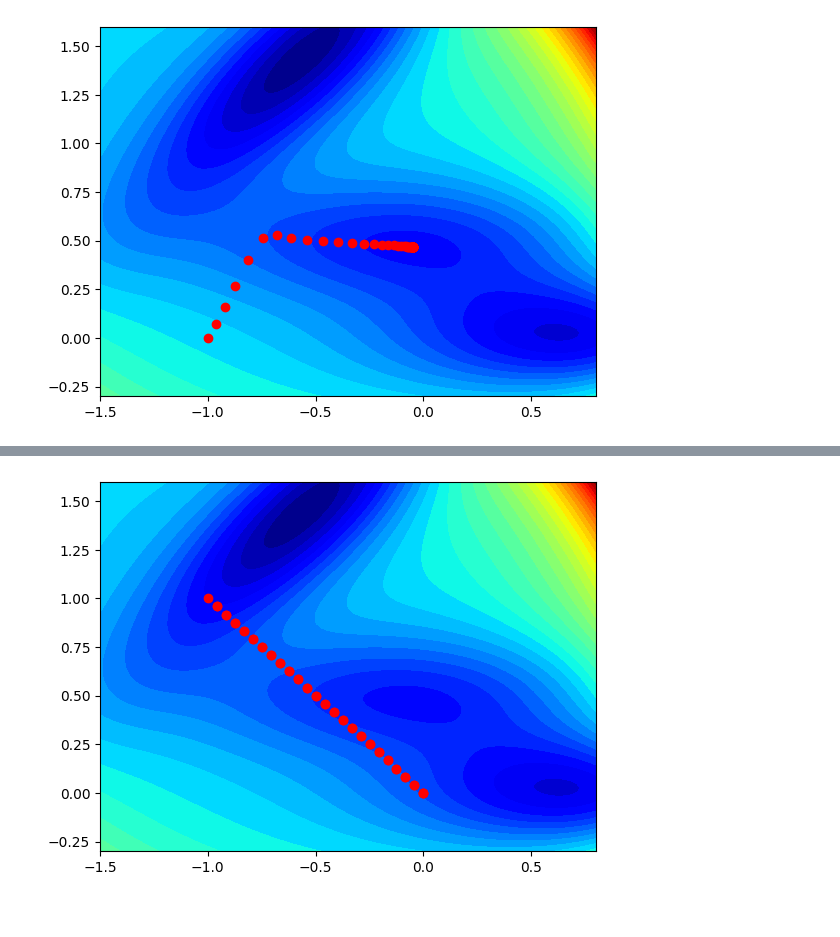
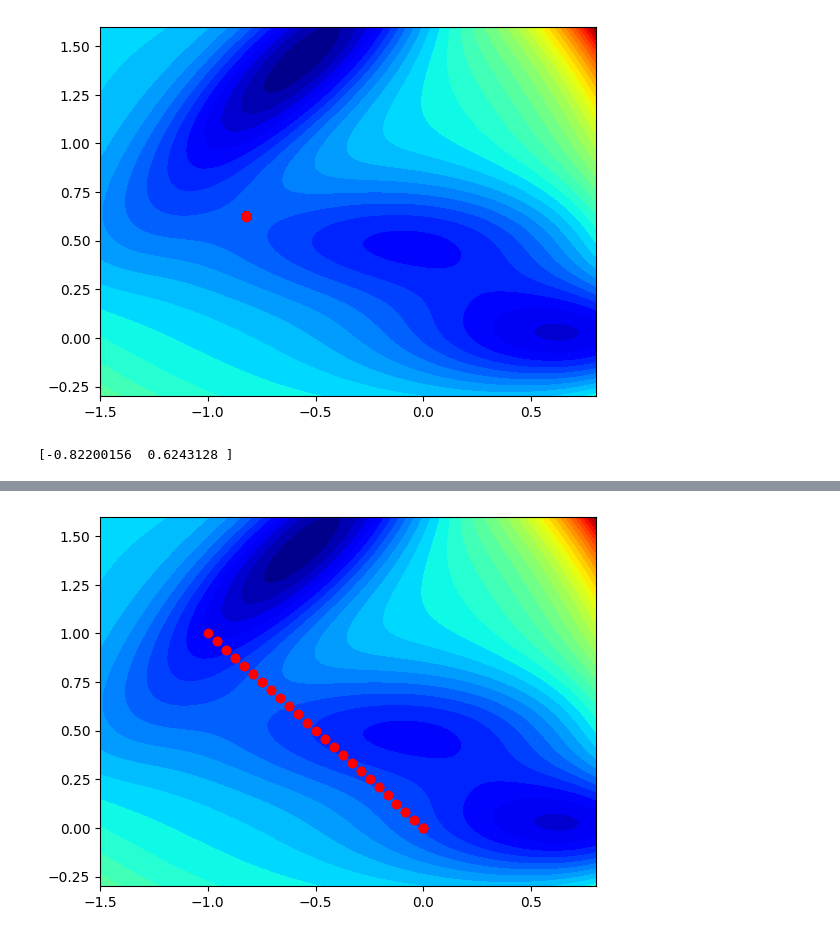
Before and after one commit to miyokawa1211/Introduction2Instanton, a Jupyter notebook: miyo/MBPotential.ipynb, the cells around one changed output, grey strips where cells are left out. Cells and saved outputs as stored; diff of their text form; code cells hidden in the pictures.

```diff
--- a/miyo/MBPotential.ipynb
+++ b/miyo/MBPotential.ipynb
@@ -86,12 +114,16 @@ MB.plot_surface()
 # %%
-p_list = np.zeros((100, 2))
-p_list[0] = (-1, 0)
+p_list = np.zeros((300, 2))
+p_list[0] = (-0.822, 0.624)
 MB = MuellerBrown()
 for i in  range(p_list.shape[0]-1):
-    #print(MB.energy(np.array([p_list[i]])))
-    gx, gy = MB.gradient(np.array([p_list[i]]))
-    p_list[i+1] = p_list[i] - 1e-3*np.array([gx[0], gy[0]])
+    grad = MB.gradient(p_list[i])
+    #p_list[i+1] = p_list[i] - 1e-4*grad
+    hxx, hyy, hxy = MB.gradient_2nd(p_list[i])
+    hessian = np.array([[hxx, hxy], [hxy, hyy]])
+    p_list[i+1] = p_list[i] - np.linalg.inv(hessian) @ grad
 
 MB.plot_surface(p_list=p_list)
+print(p_list[-1])
 # %% [output]
-[figure, old version]
+[figure, new version]
+[-0.82200156  0.6243128 ]
```
Also changed, not shown: parts of 15 cells of this notebook.
